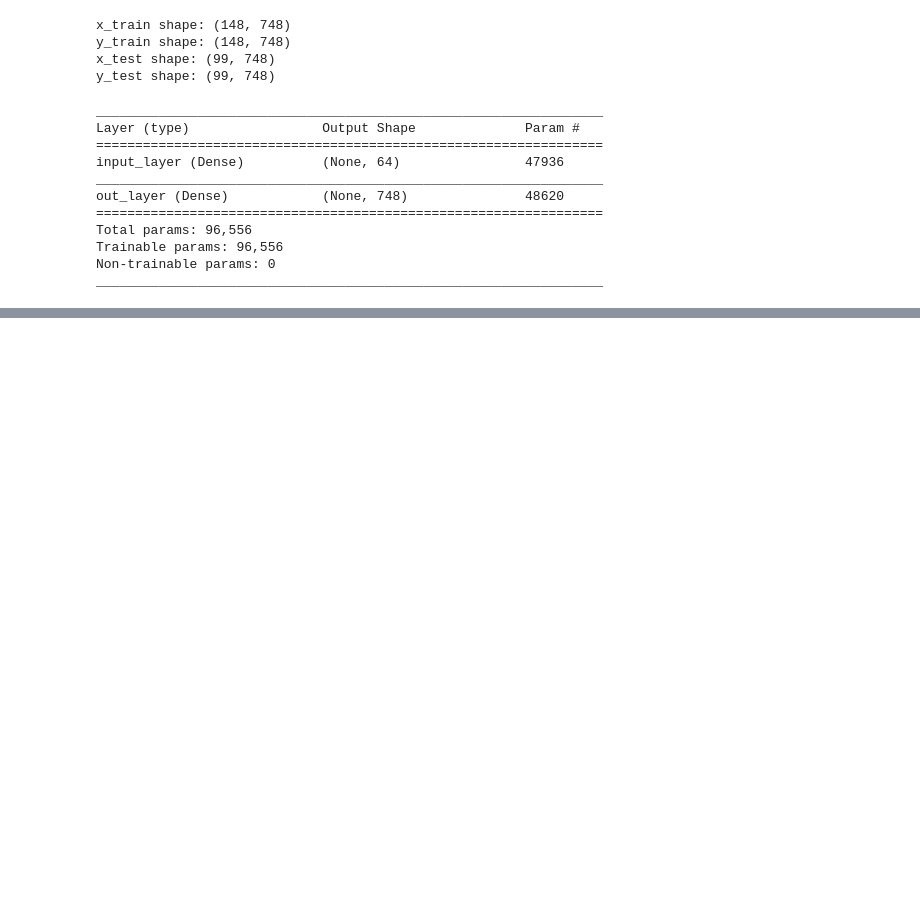
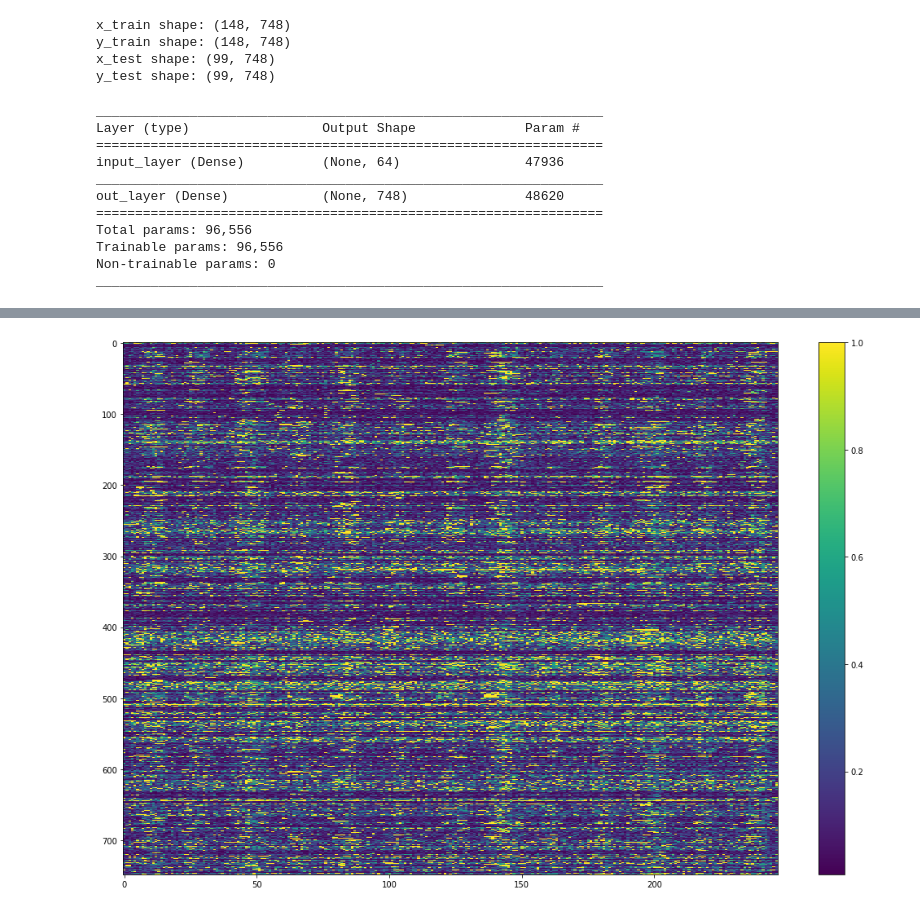
Before and after one commit to bourliam/PRIM, a Jupyter notebook: Notebooks/MLP.ipynb, the cells around one changed output, grey strips where cells are left out. Drawn from its saved outputs; the diff is of its cells as text; code cells hidden in the pictures; blank space fills up the shorter version.

```diff
--- a/Notebooks/MLP.ipynb
+++ b/Notebooks/MLP.ipynb
@@ -19,9 +19,17 @@ from predictionModel import PredictionModel
 #speeds = pd.read_pickle('data/speeds1419.pckl')
 #speeds80 = speeds.groupby('data/matching_road').mean().dropna(thresh = int(0.8*len(speeds.columns)))
 
-#counts = pd.read_pickle('data/counts1419.pckl')
-#mergeResults=pd.read_pickle("../data/mergeResults.pckl")
-#segmentsMeta=pd.read_pickle("../data/segmentsMeta.pckl")
+
+mergeResults=pd.read_pickle("../data/mergeResults.pckl")
+segmentsMeta=pd.read_pickle("../data/segmentsMeta.pckl")
+
+mergedIndex=pd.Series(data=segmentsMeta.loc[mergeResults]['segmentID'].values,index = segmentsMeta['segmentID'].values)
+updatedSpeed = pd.read_pickle("../data/updatedSpeedWithHistoricalValues1419.pckl")
+
+counts = pd.read_pickle('../data/counts1419.pckl')
+updatedcounts = counts.assign(newIndex = mergedIndex.reindex(counts.index).values)
+updatedcounts = updatedcounts[~updatedcounts.newIndex.isna()]
+updatedcounts = updatedcounts.groupby('newIndex').sum().loc[updatedSpeed.index]
 
 updatedSpeed = pd.read_pickle("../data/updatedSpeedWithHistoricalValues1419.pckl")
 # %%
@@ -122 +130,21 @@ Epoch 40/40
 <tensorflow.python.keras.callbacks.History at 0x...>
+# %%
+def plotPredHeatMap(data_model,cost=None, save=False):
+    yDF=data_model.restorePredictionsAsDF(data_model.y)
+    predDF = data_model.restorePredictionsAsDF(data_model.predict('full'))
+
+    if cost :
+        colors= cost(yDF,predDF)
+    else :
+        colors = ((np.abs(yDF - predDF)+1)/(yDF+1)).clip(upper=1)
+
+    plt.figure(figsize=(18,12))
+    plt.imshow(colors,aspect='auto')
+    plt.colorbar()
+    if save:
+        plt.savefig("Heatmap.png", bbox_inches='tight')
+    plt.show()
+# %%
+plotPredHeatMap(data_model, save=True)
+# %% [output]
+[figure, added]
```
Also changed, not shown: parts of 7 cells of this notebook, 1 other file.
